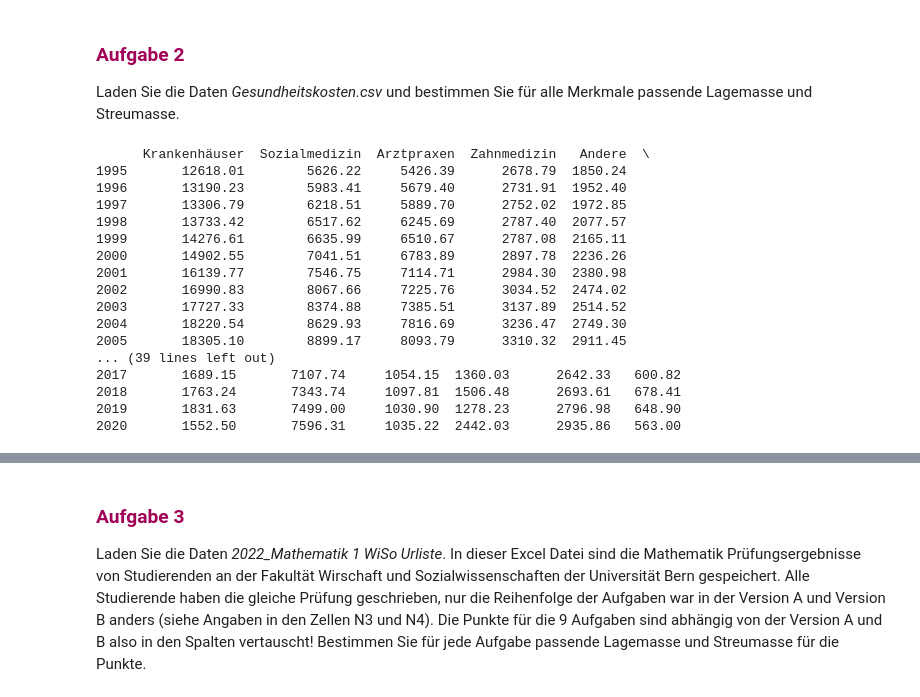
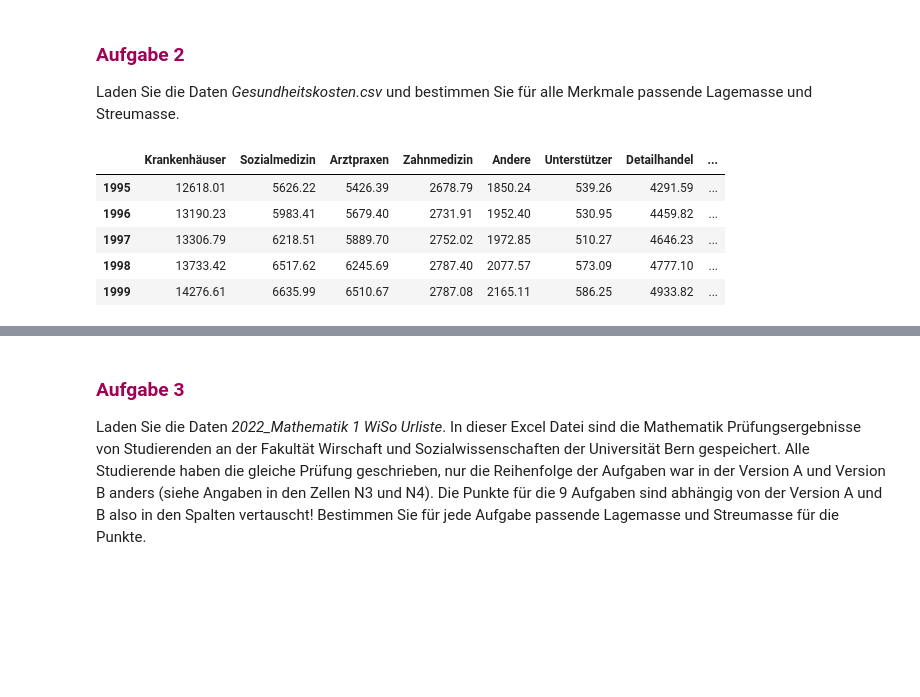
Before and after one commit to fabianmueller7/ASTAT, a Jupyter notebook: SW02/SW02.ipynb, the cells around one changed output, grey strips where cells are left out. Saved outputs shown, nothing was run; the diff lists cells and outputs as text; code cells hidden in the pictures; blank space fills up the shorter version.

```diff
--- a/SW02/SW02.ipynb
+++ b/SW02/SW02.ipynb
@@ -526,45 +526,15 @@ Quantil = 8200.0
 
 Laden Sie die Daten *Gesundheitskosten.csv* und bestimmen Sie für alle Merkmale passende Lagemasse und Streumasse.
 # %%
+import numpy as np
 import pandas as pd
-import numpy as np
 
-# Datei einlesen
-df = pd.read_csv(
-    "/Users/muellefa/repos/ASTAT/SW02/Daten/Gesundheitskosten.csv",
-    sep=",",
-    engine="python"
-)
-
-df.columns = [
-    "Krankenhäuser",
-    "Sozialmedizin",
-    "Arztpraxen",
-    "Zahnmedizin",
-    "Andere",
-    "Unterstützer",
-    "Detailhandel",
-    "Prävention",
-    "Staat",
-    "Versicherer",
-    "Importe"
-]
-print(df)
+kosten = pd.read_csv("/Users/muellefa/repos/ASTAT/SW02/Daten/Gesundheitskosten.csv")
+kosten.head()
 # %% [output]
-      Krankenhäuser  Sozialmedizin  Arztpraxen  Zahnmedizin   Andere  \
-1995       12618.01        5626.22     5426.39      2678.79  1850.24
-1996       13190.23        5983.41     5679.40      2731.91  1952.40
-1997       13306.79        6218.51     5889.70      2752.02  1972.85
-1998       13733.42        6517.62     6245.69      2787.40  2077.57
-1999       14276.61        6635.99     6510.67      2787.08  2165.11
-2000       14902.55        7041.51     6783.89      2897.78  2236.26
-2001       16139.77        7546.75     7114.71      2984.30  2380.98
-2002       16990.83        8067.66     7225.76      3034.52  2474.02
-2003       17727.33        8374.88     7385.51      3137.89  2514.52
-2004       18220.54        8629.93     7816.69      3236.47  2749.30
-2005       18305.10        8899.17     8093.79      3310.32  2911.45
-... (39 lines left out)
-2017       1689.15       7107.74     1054.15  1360.03      2642.33   600.82
-2018       1763.24       7343.74     1097.81  1506.48      2693.61   678.41
-2019       1831.63       7499.00     1030.90  1278.23      2796.98   648.90
-2020       1552.50       7596.31     1035.22  2442.03      2935.86   563.00
+|  | Krankenhäuser | Sozialmedizin | Arztpraxen | Zahnmedizin | Andere | Unterstützer | Detailhandel | ... |
+| 1995 | 12618.01 | 5626.22 | 5426.39 | 2678.79 | 1850.24 | 539.26 | 4291.59 | ... |
+| 1996 | 13190.23 | 5983.41 | 5679.40 | 2731.91 | 1952.40 | 530.95 | 4459.82 | ... |
+| 1997 | 13306.79 | 6218.51 | 5889.70 | 2752.02 | 1972.85 | 510.27 | 4646.23 | ... |
+| 1998 | 13733.42 | 6517.62 | 6245.69 | 2787.40 | 2077.57 | 573.09 | 4777.10 | ... |
+| 1999 | 14276.61 | 6635.99 | 6510.67 | 2787.08 | 2165.11 | 586.25 | 4933.82 | ... |
```
Also changed, not shown: parts of 5 cells of this notebook, 8 other files.
